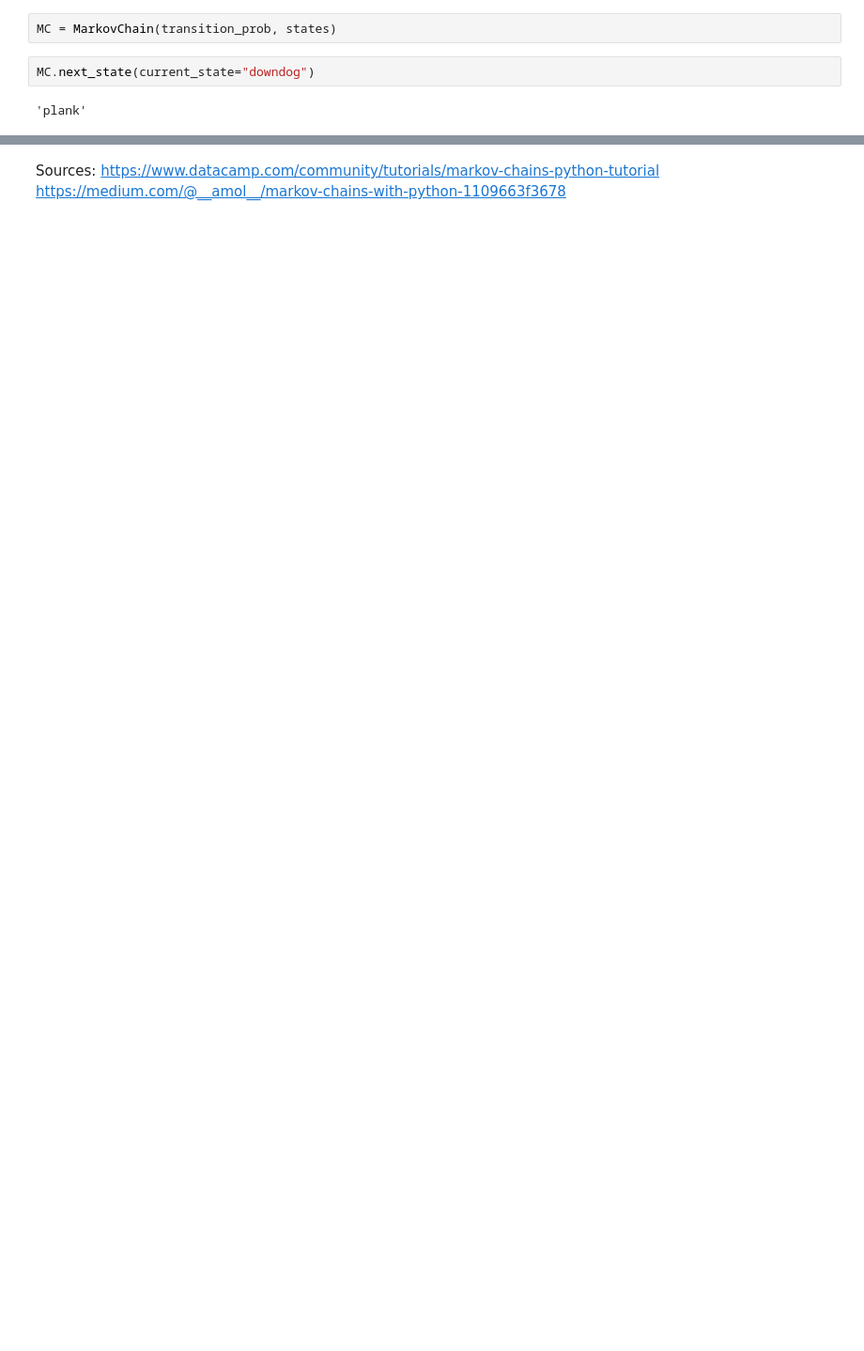
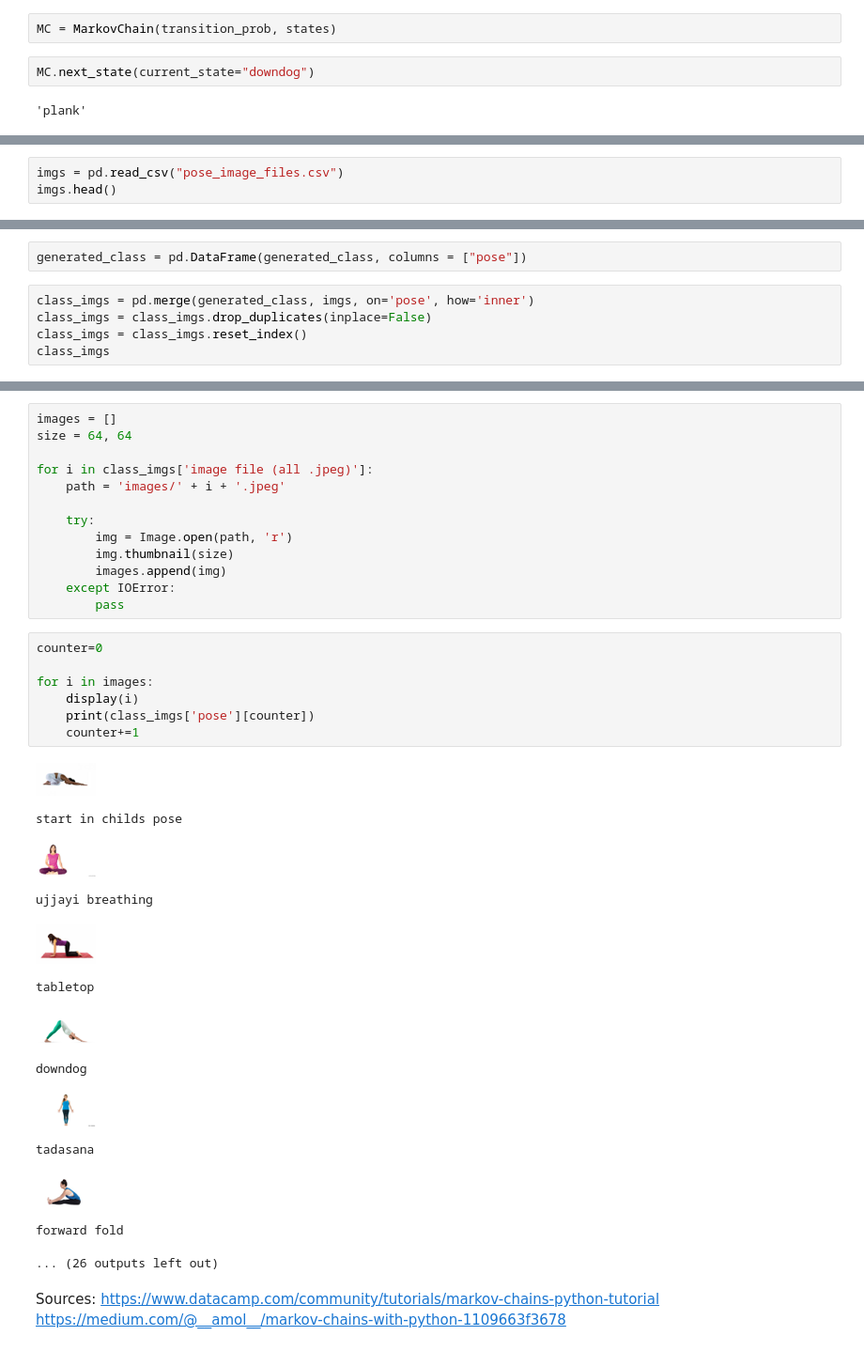
Before and after one commit to rrosenb1/YogaSequenceGeneration, a Jupyter notebook: Sequencing with Markov Chains.ipynb, the cells around one changed output, grey strips where cells are left out. Shown: that part at 94% size. Saved outputs shown, nothing was run; the diff lists cells and outputs as text; blank space fills up the shorter version.

Commit message:
added functionality to print images of generated sequences

```diff
--- a/Sequencing with Markov Chains.ipynb
+++ b/Sequencing with Markov Chains.ipynb
@@ -326,0 +361,3 @@ MC.generate_states(current_state='seated lateral stretch', no=25)
+# %%
+imgs = pd.read_csv("pose_image_files.csv")
+imgs.head()
@@ -326,0 +371,7 @@ MC.generate_states(current_state='seated lateral stretch', no=25)
+# %%
+generated_class = pd.DataFrame(generated_class, columns = ["pose"])
+# %%
+class_imgs = pd.merge(generated_class, imgs, on='pose', how='inner')
+class_imgs = class_imgs.drop_duplicates(inplace=False)
+class_imgs = class_imgs.reset_index()
+class_imgs
@@ -327,3 +396,37 @@ MC.generate_states(current_state='seated lateral stretch', no=25)
+# %%
+images = []
+size = 64, 64
+
+for i in class_imgs['image file (all .jpeg)']:
+    path = 'images/' + i + '.jpeg'
+
+    try:
+        img = Image.open(path, 'r')
+        img.thumbnail(size)
+        images.append(img)
+    except IOError:
+        pass
+# %%
+counter=0
+
+for i in images:
+    display(i)
+    print(class_imgs['pose'][counter])
+    counter+=1
+# %% [output]
+[figure, added]
+start in childs pose
+[figure, added]
+ujjayi breathing
+[figure, added]
+tabletop
+[figure, added]
+downdog
+[figure, added]
+tadasana
+[figure, added]
+forward fold
+... (26 outputs left out)
 # %% [markdown]
 Sources:
     https://www.datacamp.com/community/tutorials/markov-chains-python-tutorial
```
Also changed, not shown: parts of 6 cells of this notebook, 22 other files.
